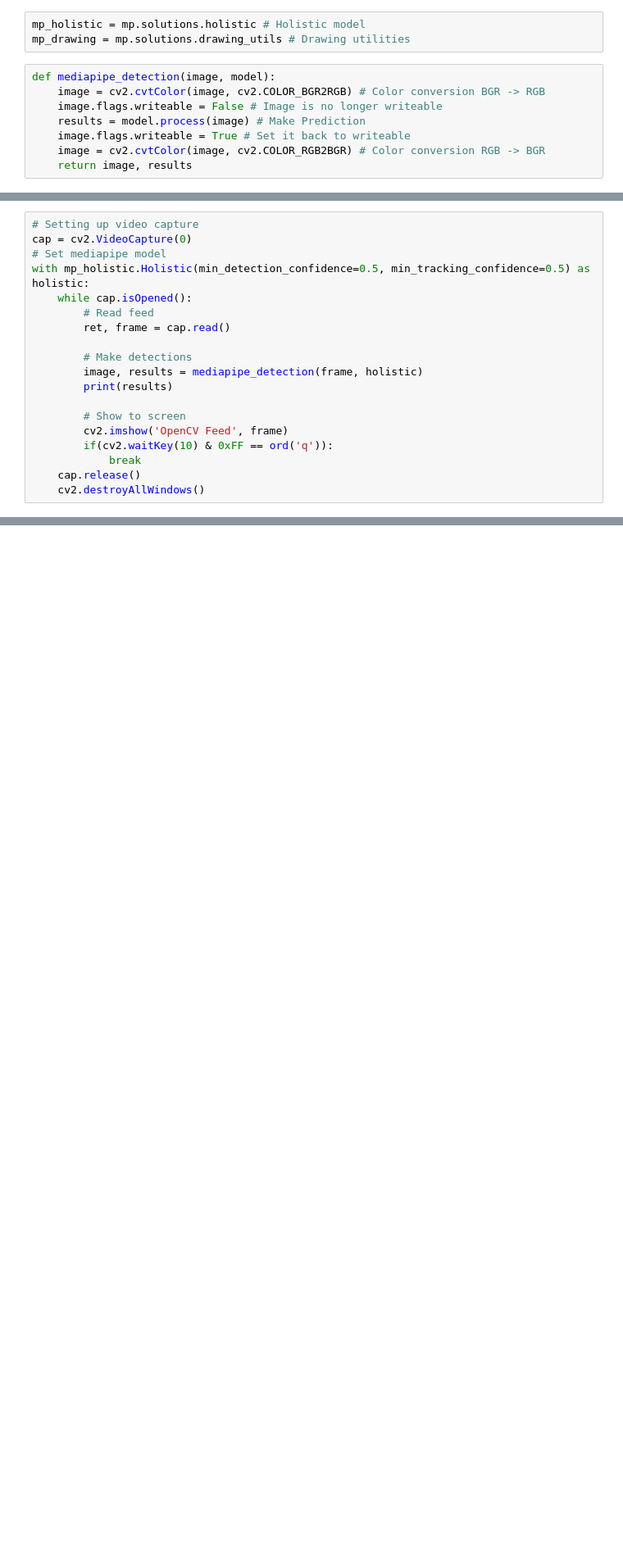
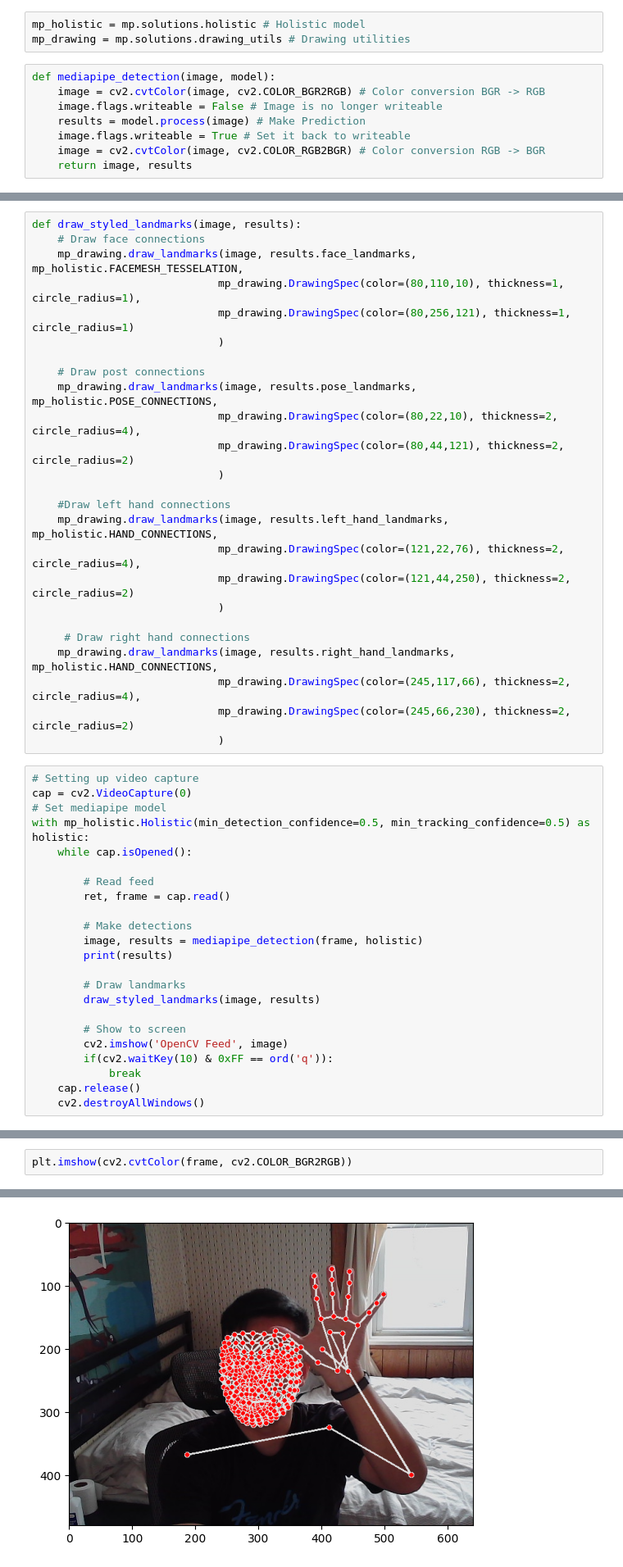
Before and after one commit to htmw/2024S-Async, a Jupyter notebook: ML/main.ipynb, the cells around one changed output, grey strips where cells are left out. Shown: that part at 82% size. Cells and saved outputs as stored; diff of their text form; blank space fills up the shorter version.

Commit message:
Apply face pose and hand detection

```diff
--- a/ML/main.ipynb
+++ b/ML/main.ipynb
@@ -39,9 +27,35 @@ def mediapipe_detection(image, model):
+# %%
+def draw_styled_landmarks(image, results):
+    # Draw face connections
+    mp_drawing.draw_landmarks(image, results.face_landmarks, mp_holistic.FACEMESH_TESSELATION,
+                             mp_drawing.DrawingSpec(color=(80,110,10), thickness=1, circle_radius=1),
+                             mp_drawing.DrawingSpec(color=(80,256,121), thickness=1, circle_radius=1)
+                             )
+
+    # Draw post connections
+    mp_drawing.draw_landmarks(image, results.pose_landmarks, mp_holistic.POSE_CONNECTIONS,
+                             mp_drawing.DrawingSpec(color=(80,22,10), thickness=2, circle_radius=4),
+                             mp_drawing.DrawingSpec(color=(80,44,121), thickness=2, circle_radius=2)
+                             )
+
+    #Draw left hand connections
+    mp_drawing.draw_landmarks(image, results.left_hand_landmarks, mp_holistic.HAND_CONNECTIONS,
+                             mp_drawing.DrawingSpec(color=(121,22,76), thickness=2, circle_radius=4),
+                             mp_drawing.DrawingSpec(color=(121,44,250), thickness=2, circle_radius=2)
+                             )
+
+     # Draw right hand connections
+    mp_drawing.draw_landmarks(image, results.right_hand_landmarks, mp_holistic.HAND_CONNECTIONS,
+                             mp_drawing.DrawingSpec(color=(245,117,66), thickness=2, circle_radius=4),
+                             mp_drawing.DrawingSpec(color=(245,66,230), thickness=2, circle_radius=2)
+                             )
 # %%
 # Setting up video capture
 cap = cv2.VideoCapture(0)
 # Set mediapipe model
 with mp_holistic.Holistic(min_detection_confidence=0.5, min_tracking_confidence=0.5) as holistic:
     while cap.isOpened():
+
         # Read feed
         ret, frame = cap.read()
 
@@ -49,8 +63,11 @@ with mp_holistic.Holistic(min_detection_confidence=0.5, min_tracking_confidence=
         image, results = mediapipe_detection(frame, holistic)
         print(results)
 
+        # Draw landmarks
+        draw_styled_landmarks(image, results)
+
         # Show to screen
-        cv2.imshow('OpenCV Feed', frame)
+        cv2.imshow('OpenCV Feed', image)
         if(cv2.waitKey(10) & 0xFF == ord('q')):
             break
     cap.release()
@@ -75,0 +77,3 @@ with mp_holistic.Holistic(min_detection_confidence=0.5, min_tracking_confidence=
+# %%
+plt.imshow(cv2.cvtColor(frame, cv2.COLOR_BGR2RGB))
+# %% [output]
@@ -75,0 +81 @@ with mp_holistic.Holistic(min_detection_confidence=0.5, min_tracking_confidence=
+[figure, added]
```
Also changed, not shown: parts of 5 cells of this notebook.
